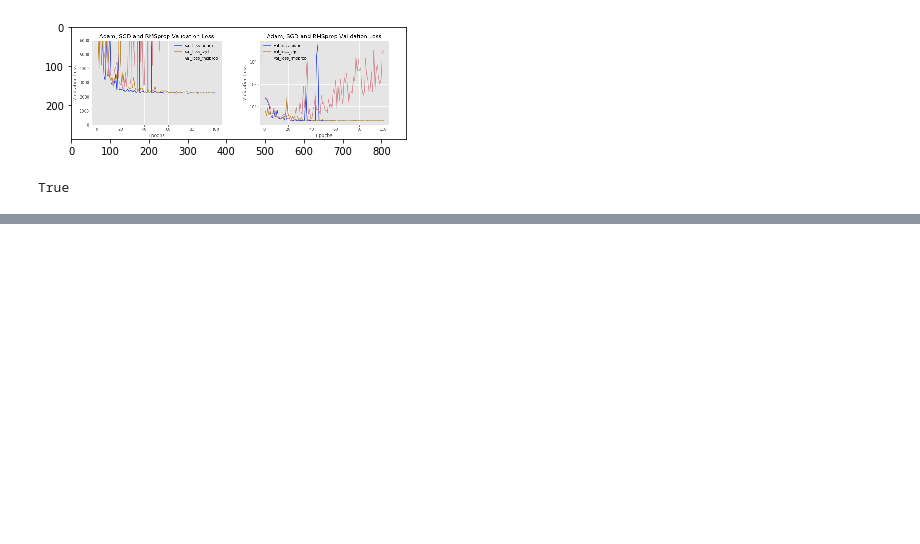
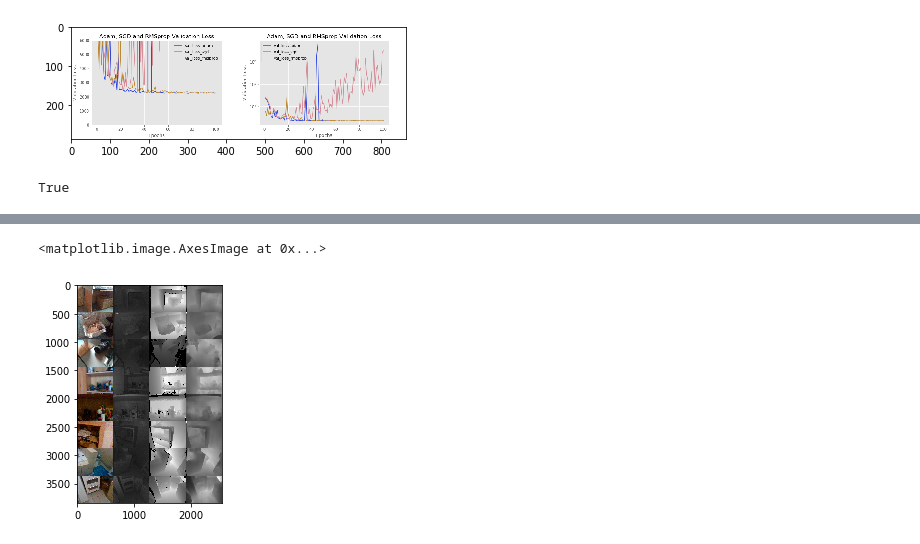
Before and after one commit to jufi2112/BelegPrograms, a Jupyter notebook: Visualization/Combine_Images.ipynb, the cells around one changed output, grey strips where cells are left out. Cells and saved outputs as stored; diff of their text form; code cells hidden in the pictures; blank space fills up the shorter version.

```diff
--- a/Visualization/Combine_Images.ipynb
+++ b/Visualization/Combine_Images.ipynb
@@ -93,0 +118,6 @@ True
+# %%
+%matplotlib inline
+plt.imshow(comb)
+# %% [output]
+<matplotlib.image.AxesImage at 0x...>
+[figure, added]
```
Also changed, not shown: parts of 8 cells of this notebook, 5 other files.
